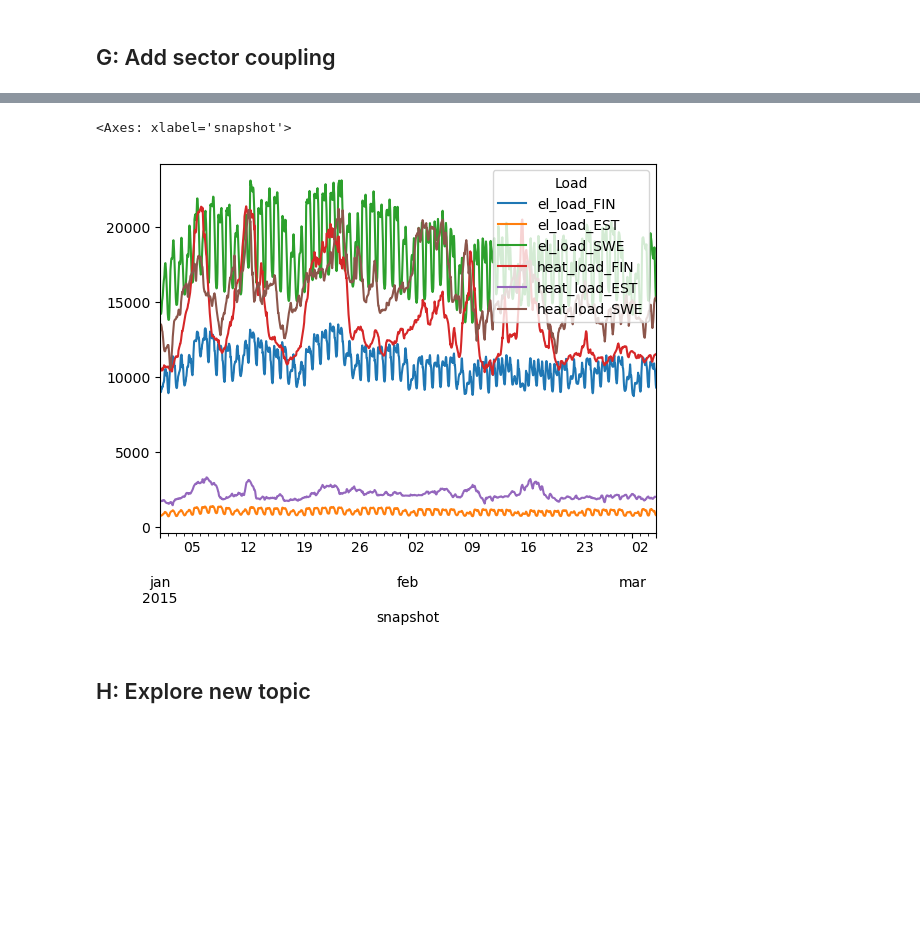
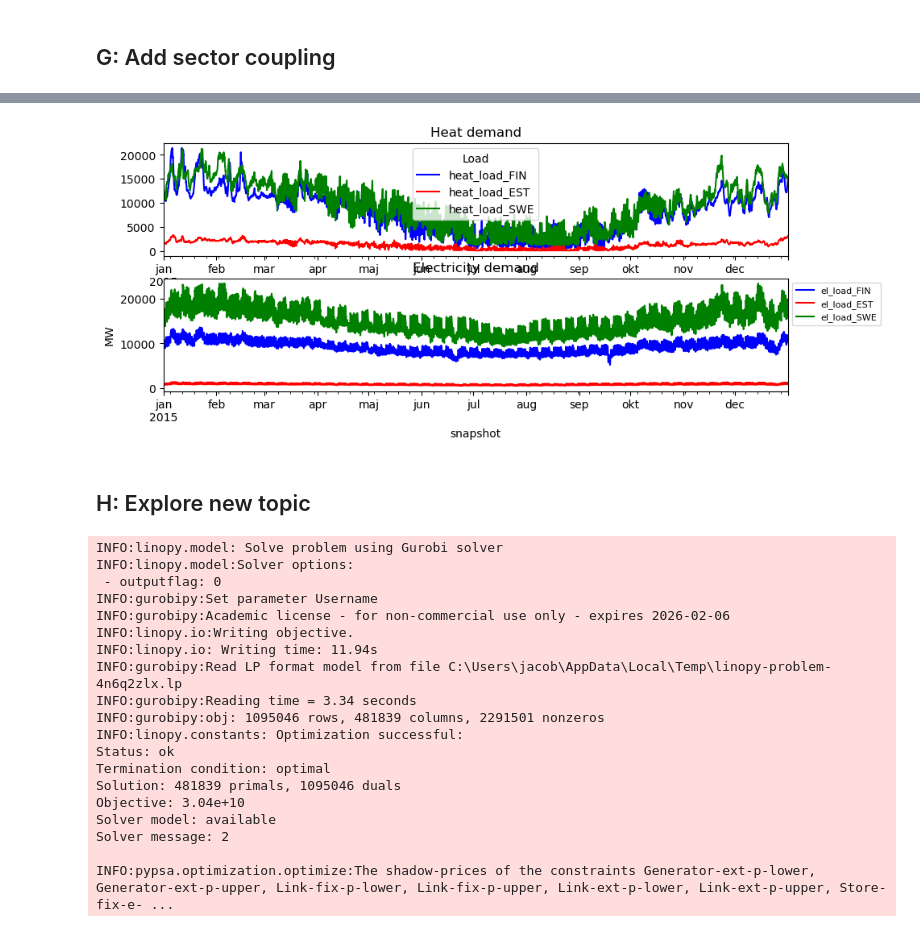
Before and after one commit to NicolineSimoneDTU/Integrated_Project, a Jupyter notebook: project.ipynb, the cells around one changed output, grey strips where cells are left out. Cells and saved outputs as stored; diff of their text form; code cells hidden in the pictures; blank space fills up the shorter version.

```diff
--- a/project.ipynb
+++ b/project.ipynb
@@ -1004,8 +959,46 @@ fig.tight_layout()
-# %%
-# print heat and electricity demand
-network.loads_t.p_set.plot()
-# %% [output]
-<Axes: xlabel='snapshot'>
-[figure, removed]
+# %%
+# print heat and electricity demand
+fig, ax = plt.subplots(2, 1, figsize=(10, 4))
+
+network.loads_t.p_set.loc[:,["heat_load_FIN", "heat_load_EST", "heat_load_SWE"]].plot(title="Heat demand", figsize=(10, 4), ax=ax[0], color = ["blue", "red", "green"])
+plt.ylabel("MW")
+plt.legend(loc="upper left", bbox_to_anchor=(1, 1), fontsize=8)
+
+network.loads_t.p_set.loc[:,["el_load_FIN", "el_load_EST", "el_load_SWE"]].plot(title="Electricity demand", figsize=(10, 4), ax=ax[1], color = ["blue", "red", "green"])
+plt.ylabel("MW")
+plt.legend(loc="upper left", bbox_to_anchor=(1, 1), fontsize=8)
+
+plt.show()
+# %% [output]
+[figure, added]
 # %% [markdown]
 ## H: Explore new topic
+# %%
+# Impose a cap on onshore wind
+network.generators.loc["onwind_FIN", "p_nom_max"] = 21e3 # MW
+network.generators.loc["onwind_EST", "p_nom_max"] = 2.3e3 # MW
+network.generators.loc["onwind_SWE", "p_nom_max"] = 30e3 # MW
+
+# Optimize
+with suppress_stdout():
+    network.optimize(solver_name="gurobi", solver_options={"outputflag": 0})
+# %% [output]
+INFO:linopy.model: Solve problem using Gurobi solver
+INFO:linopy.model:Solver options:
+ - outputflag: 0
+INFO:gurobipy:Set parameter Username
+INFO:gurobipy:Academic license - for non-commercial use only - expires 2026-02-06
+INFO:linopy.io:Writing objective.
+INFO:linopy.io: Writing time: 11.94s
+INFO:gurobipy:Read LP format model from file C:\Users\jacob\AppData\Local\Temp\linopy-problem-4n6q2zlx.lp
+INFO:gurobipy:Reading time = 3.34 seconds
+INFO:gurobipy:obj: 1095046 rows, 481839 columns, 2291501 nonzeros
+INFO:linopy.constants: Optimization successful:
+Status: ok
+Termination condition: optimal
+Solution: 481839 primals, 1095046 duals
+Objective: 3.04e+10
+Solver model: available
+Solver message: 2
+
+INFO:pypsa.optimization.optimize:The shadow-prices of the constraints Generator-ext-p-lower, Generator-ext-p-upper, Link-fix-p-lower, Link-fix-p-upper, Link-ext-p-lower, Link-ext-p-upper, Store-fix-e- ...
```
Also changed, not shown: parts of 15 cells of this notebook.
